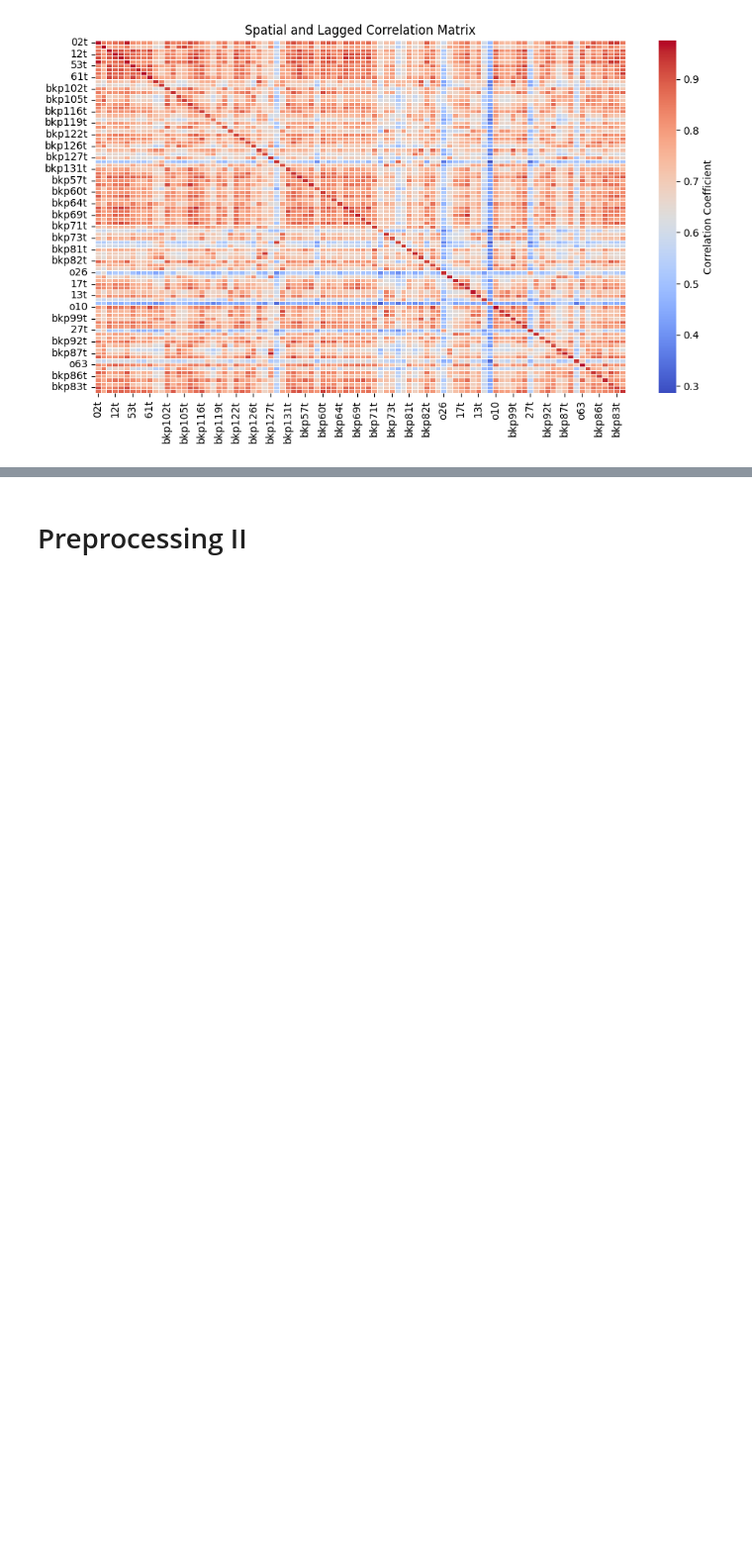
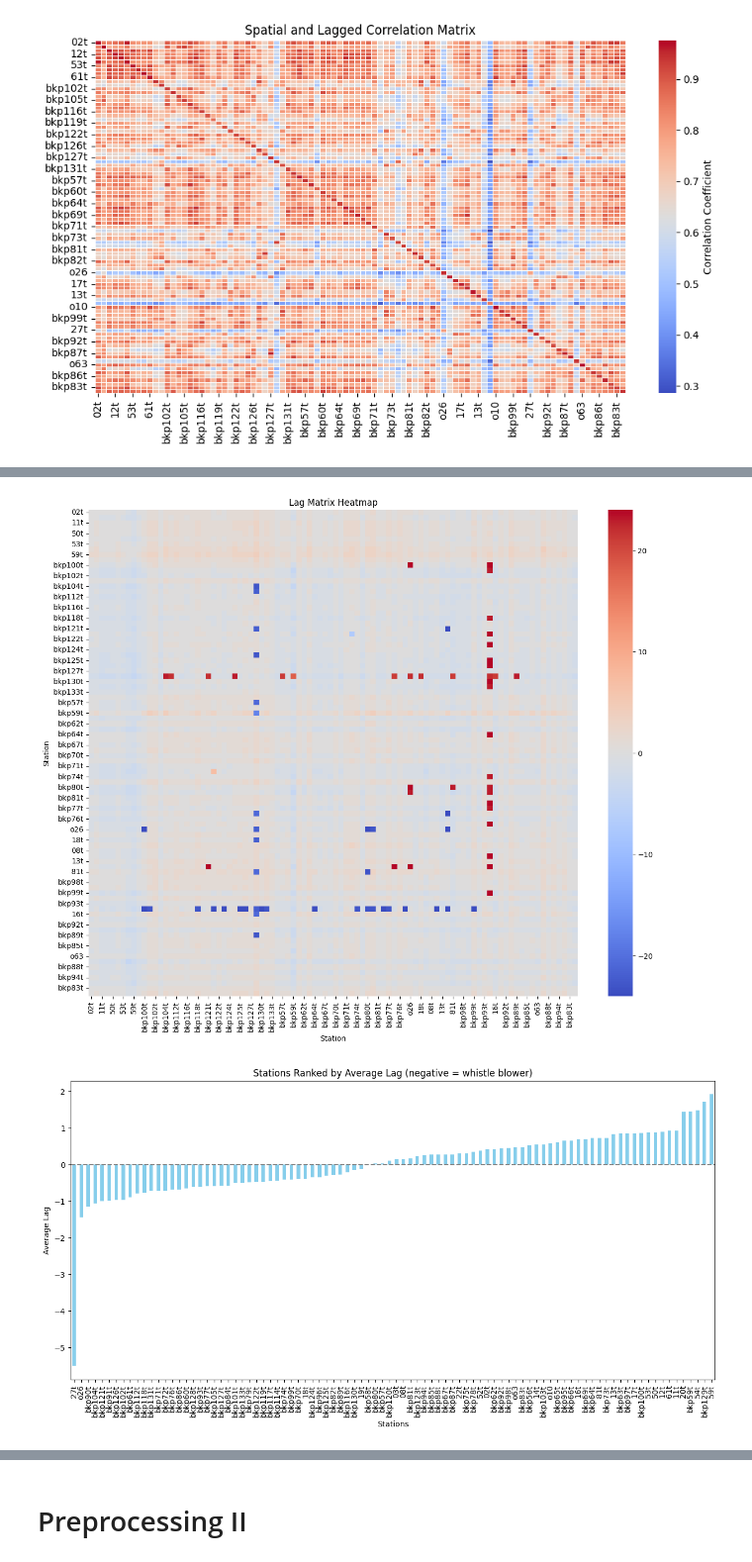
Before and after one commit to GemsLoveNLP/PM25, a Jupyter notebook: eda.ipynb, the cells around one changed output, grey strips where cells are left out. Shown at 99% size. Cells and saved outputs as stored; diff of their text form; code cells hidden in the pictures; blank space fills up the shorter version.

```diff
--- a/eda.ipynb
+++ b/eda.ipynb
@@ -394,0 +436,8 @@ plt.show()
+# %%
+mean_lags = lag_matrix.mean(axis=1)
+
+# Sort stations by mean lag
+whistle_blowers = mean_lags.sort_values()
+
+print("Stations ranked by average lag (most negative first):")
+print(whistle_blowers)
@@ -394,0 +458,20 @@ plt.show()
+# %%
+# Heatmap of lag matrix
+plt.figure(figsize=(15,12))
+sns.heatmap(lag_matrix.astype(float), cmap="coolwarm", center=0, annot=False)
+plt.title("Lag Matrix Heatmap")
+plt.xlabel("Station")
+plt.ylabel("Station")
+plt.show()
+
+# Bar plot of mean lags
+plt.figure(figsize=(15,7))
+whistle_blowers.plot(kind='bar', color='skyblue')
+plt.axhline(0, color='gray', linestyle='--')
+plt.title('Stations Ranked by Average Lag (negative = whistle blower)')
+plt.ylabel('Average Lag')
+plt.xlabel('Stations')
+plt.show()
+# %% [output]
+[figure, added]
+[figure, added]
```
Also changed, not shown: parts of 8 cells of this notebook.
